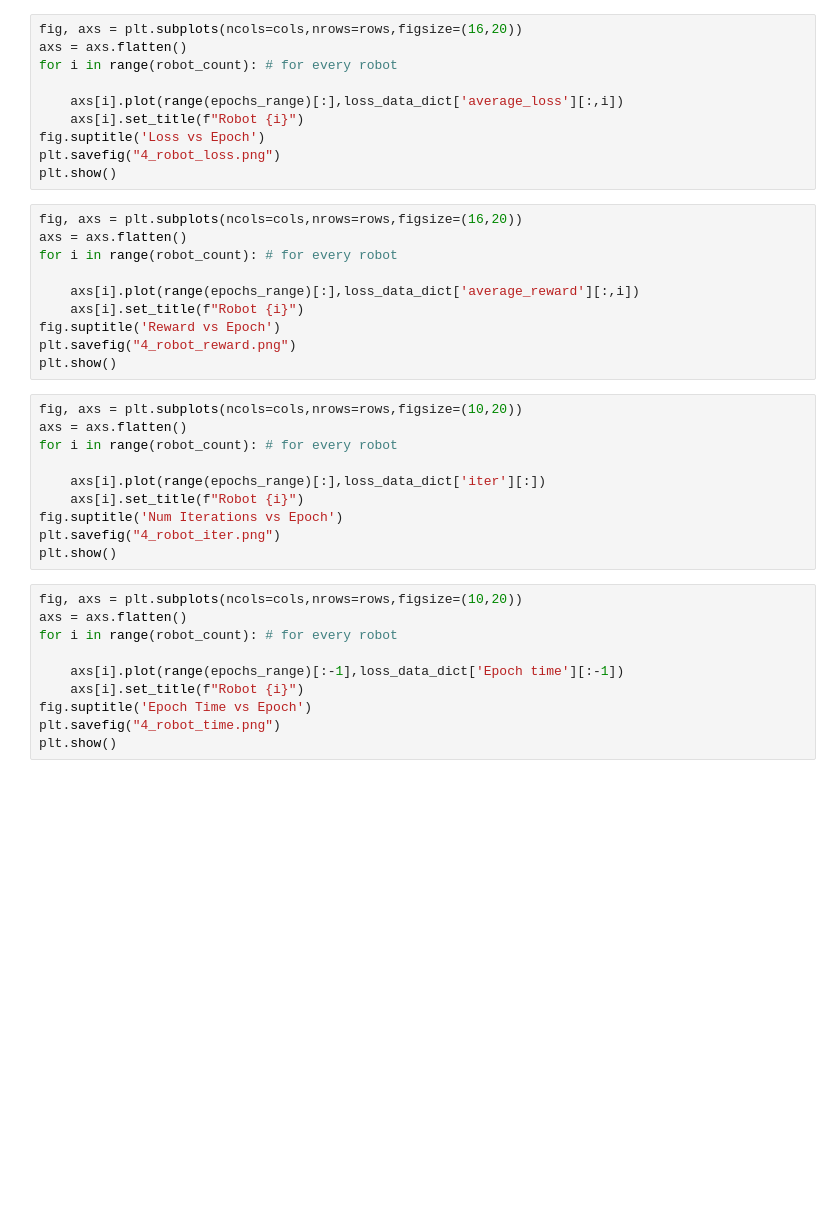
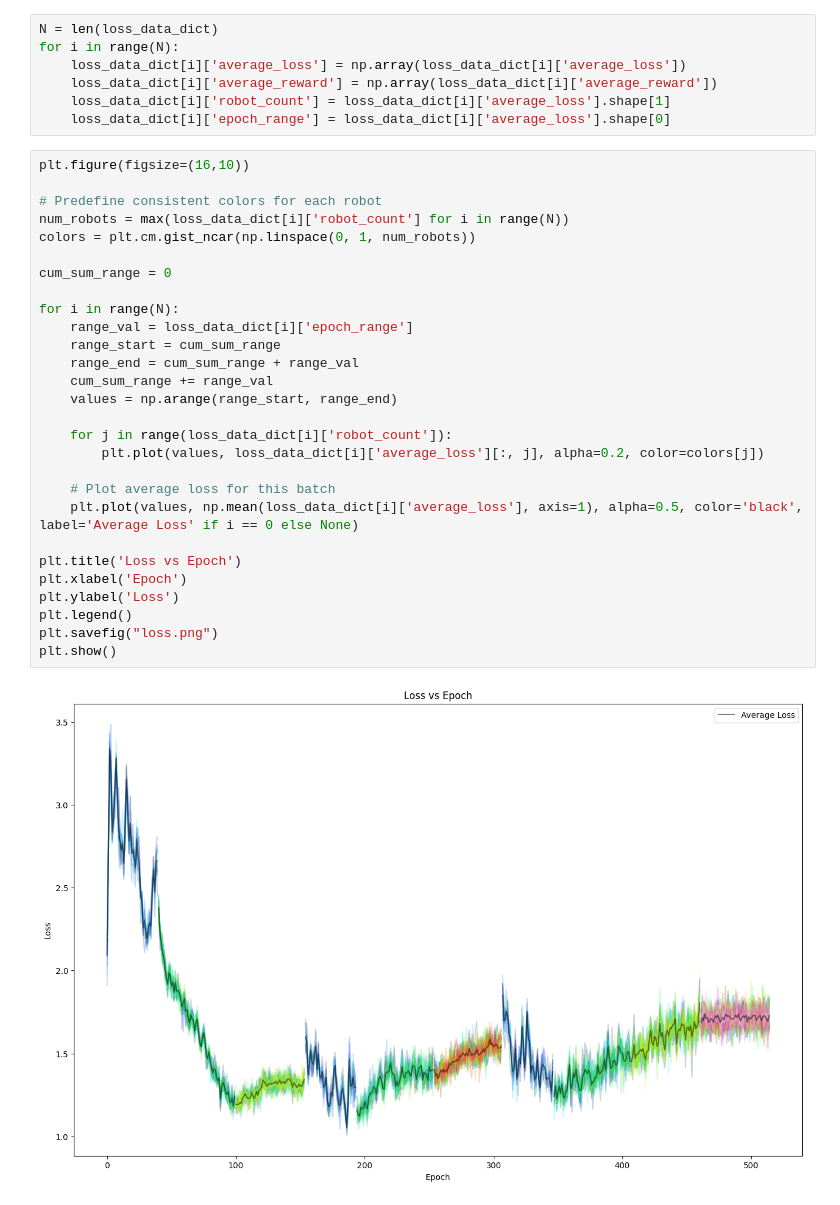
Before and after one commit to Death-Raider/Personal_Projects, a Jupyter notebook: GoalChasing_QLearning/output_processing.ipynb, the cells around one changed output. Cells and saved outputs as stored; diff of their text form; blank space fills up the shorter version.

```diff
--- a/GoalChasing_QLearning/output_processing.ipynb
+++ b/GoalChasing_QLearning/output_processing.ipynb
@@ -33,40 +51,37 @@ cols = 4
-# %%
-fig, axs = plt.subplots(ncols=cols,nrows=rows,figsize=(16,20))
-axs = axs.flatten()
-for i in range(robot_count): # for every robot
-
-    axs[i].plot(range(epochs_range)[:],loss_data_dict['average_loss'][:,i])
-    axs[i].set_title(f"Robot {i}")
-fig.suptitle('Loss vs Epoch')
-plt.savefig("4_robot_loss.png")
-plt.show()
-# %%
-fig, axs = plt.subplots(ncols=cols,nrows=rows,figsize=(16,20))
-axs = axs.flatten()
-for i in range(robot_count): # for every robot
-
-    axs[i].plot(range(epochs_range)[:],loss_data_dict['average_reward'][:,i])
-    axs[i].set_title(f"Robot {i}")
-fig.suptitle('Reward vs Epoch')
-plt.savefig("4_robot_reward.png")
-plt.show()
-# %%
-fig, axs = plt.subplots(ncols=cols,nrows=rows,figsize=(10,20))
-axs = axs.flatten()
-for i in range(robot_count): # for every robot
-
-    axs[i].plot(range(epochs_range)[:],loss_data_dict['iter'][:])
-    axs[i].set_title(f"Robot {i}")
-fig.suptitle('Num Iterations vs Epoch')
-plt.savefig("4_robot_iter.png")
-plt.show()
-# %%
-fig, axs = plt.subplots(ncols=cols,nrows=rows,figsize=(10,20))
-axs = axs.flatten()
-for i in range(robot_count): # for every robot
-
-    axs[i].plot(range(epochs_range)[:-1],loss_data_dict['Epoch time'][:-1])
-    axs[i].set_title(f"Robot {i}")
-fig.suptitle('Epoch Time vs Epoch')
-plt.savefig("4_robot_time.png")
-plt.show()
+# %%
+N = len(loss_data_dict)
+for i in range(N):
+    loss_data_dict[i]['average_loss'] = np.array(loss_data_dict[i]['average_loss'])
+    loss_data_dict[i]['average_reward'] = np.array(loss_data_dict[i]['average_reward'])
+    loss_data_dict[i]['robot_count'] = loss_data_dict[i]['average_loss'].shape[1]
+    loss_data_dict[i]['epoch_range'] = loss_data_dict[i]['average_loss'].shape[0]
+# %%
+plt.figure(figsize=(16,10))
+
+# Predefine consistent colors for each robot
+num_robots = max(loss_data_dict[i]['robot_count'] for i in range(N))
+colors = plt.cm.gist_ncar(np.linspace(0, 1, num_robots))
+
+cum_sum_range = 0
+
+for i in range(N):
+    range_val = loss_data_dict[i]['epoch_range']
+    range_start = cum_sum_range
+    range_end = cum_sum_range + range_val
+    cum_sum_range += range_val
+    values = np.arange(range_start, range_end)
+
+    for j in range(loss_data_dict[i]['robot_count']):
+        plt.plot(values, loss_data_dict[i]['average_loss'][:, j], alpha=0.2, color=colors[j])
+
+    # Plot average loss for this batch
+    plt.plot(values, np.mean(loss_data_dict[i]['average_loss'], axis=1), alpha=0.5, color='black', label='Average Loss' if i == 0 else None)
+
+plt.title('Loss vs Epoch')
+plt.xlabel('Epoch')
+plt.ylabel('Loss')
+plt.legend()
+plt.savefig("loss.png")
+plt.show()
+# %% [output]
+[figure, added]
```
Also changed, not shown: parts of 12 cells of this notebook, 16 other files.
